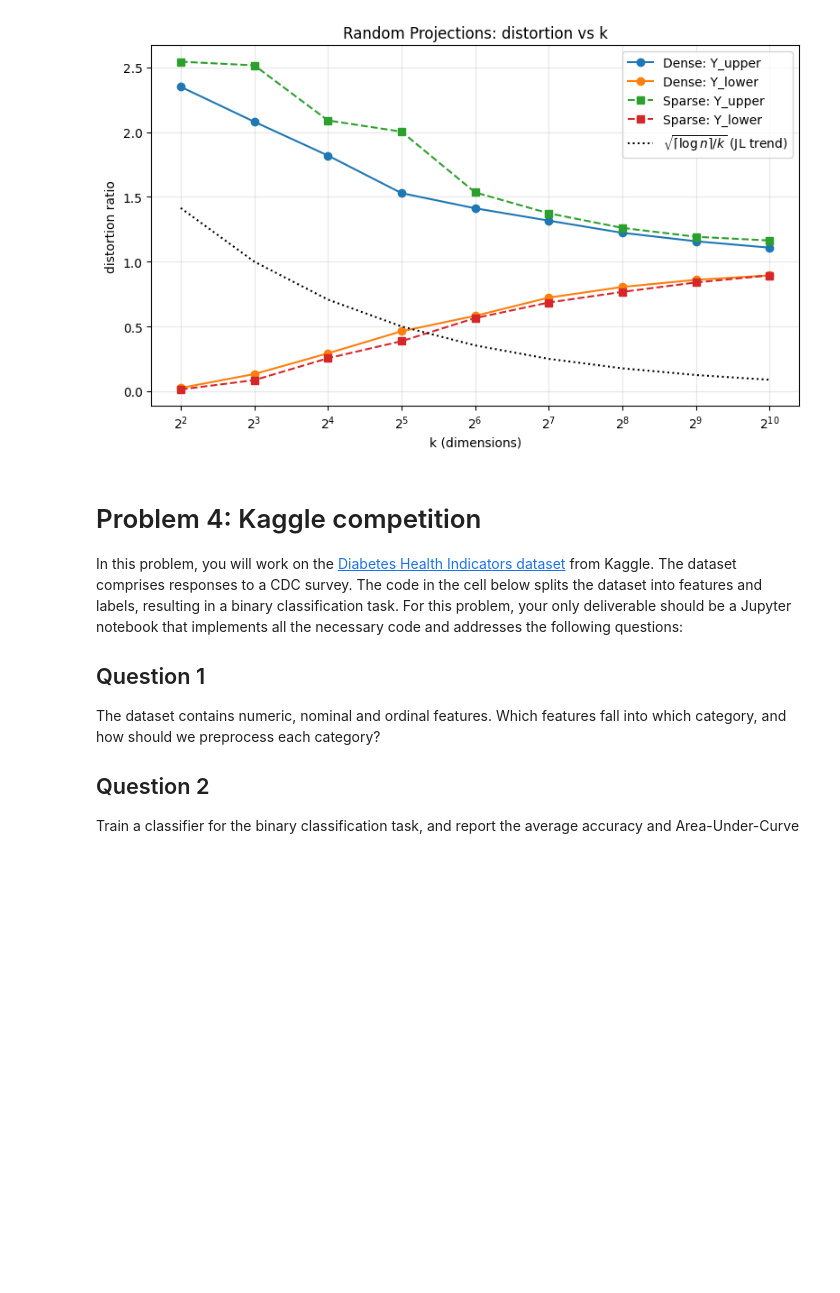
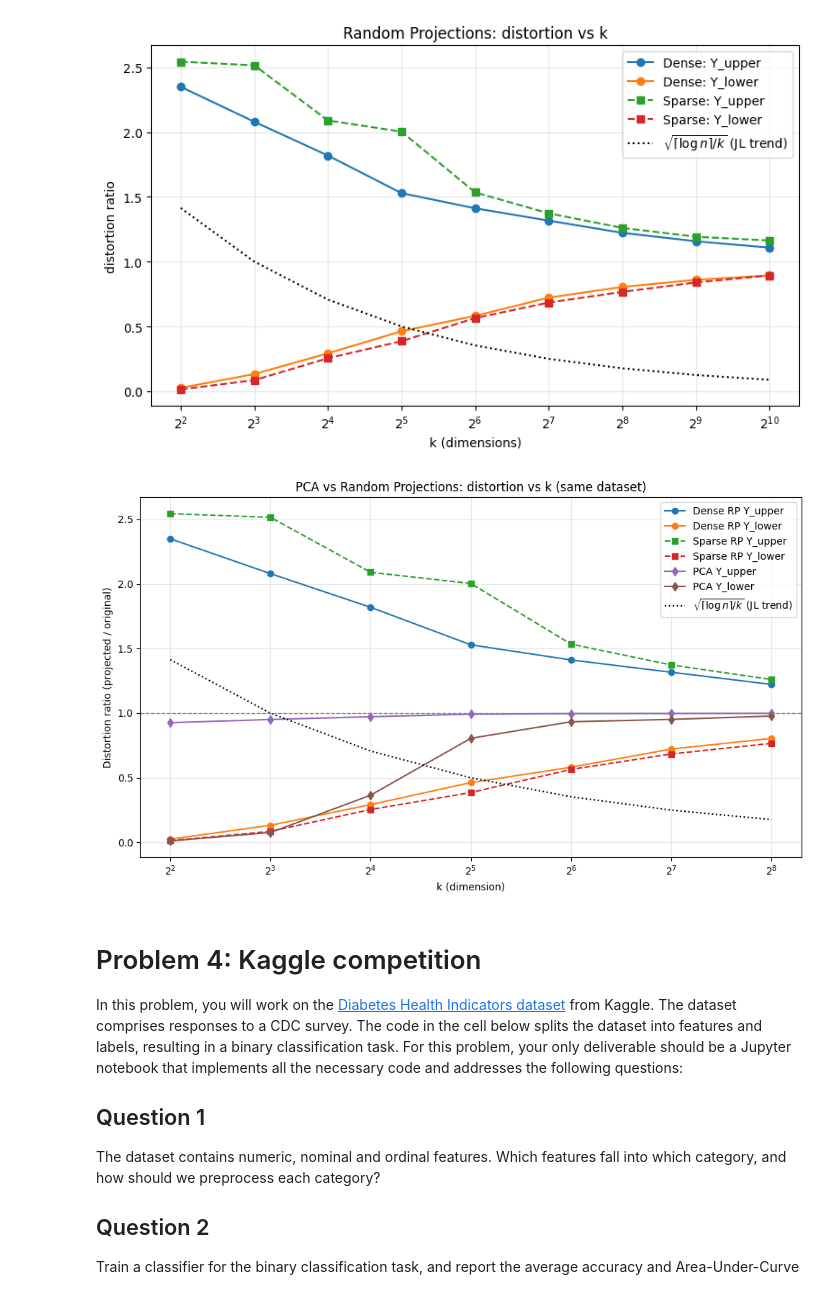
Before and after one commit to connor735/344_test, a Jupyter notebook: hw1.ipynb, the cells around one changed output. Saved outputs shown, nothing was run; the diff lists cells and outputs as text; code cells hidden in the pictures; blank space fills up the shorter version.

```diff
--- a/hw1.ipynb
+++ b/hw1.ipynb
@@ -619,3 +619,91 @@ Do code for q3
+# %%
+import numpy as np
+import matplotlib.pyplot as plt
+from sklearn.datasets import make_classification
+from sklearn.impute import SimpleImputer
+from sklearn.metrics import pairwise_distances
+from sklearn.decomposition import PCA
+from sklearn.random_projection import GaussianRandomProjection, SparseRandomProjection
+
+
+n, d = 2000, 500
+X, _ = make_classification(
+    n_samples=n, n_features=d,
+    n_informative=50, n_redundant=50, n_repeated=0,
+    n_classes=5, random_state=0, shuffle=True
+)
+X = SimpleImputer(strategy="mean").fit_transform(X)  # PCA needs no NaNs
+
+D = pairwise_distances(X, metric="euclidean")
+iu = np.triu_indices(n, k=1)
+D_vec = D[iu] + 1e-12
+
+def distortion_min_max(X_tilde):
+    Dt = pairwise_distances(X_tilde, metric="euclidean")[iu]
+    r = Dt / D_vec
+    return float(np.min(r)), float(np.max(r))
+
+
+def apply_dense_random_projections(A, k):
+    return GaussianRandomProjection(n_components=k, random_state=0).fit_transform(A)
+
+def apply_sparse_random_projections(A, k):
+    return SparseRandomProjection(n_components=k, dense_output=True, random_state=0).fit_transform(A)
+
+def pca_project(A, k):
+    return PCA(n_components=k, svd_solver='randomized', random_state=0).fit_transform(A)
+
+ks = [2**j for j in range(2, 11) if 2**j <= d]
+
+min_dense, max_dense = [], []
+min_sparse, max_sparse = [], []
+min_pca, max_pca = [], []
+
+logn = np.log(n)
+jl = [np.sqrt(np.ceil(logn)/k) for k in ks]
+
+
+for k in ks:
+    # Dense RP
+    Xd = apply_dense_random_projections(X, k)
+    mn, mx = distortion_min_max(Xd)
+    min_dense.append(mn); max_dense.append(mx)
+
+    # Sparse RP
+    Xs = apply_sparse_random_projections(X, k)
+    mn, mx = distortion_min_max(Xs)
+    min_sparse.append(mn); max_sparse.append(mx)
+
+    # PCA
+    Xp = pca_project(X, k)
+    mn, mx = distortion_min_max(Xp)
+    min_pca.append(mn); max_pca.append(mx)
+
+
+plt.figure(figsize=(10,6))
+# RP (dense)
+plt.plot(ks, max_dense, 'o-', label='Dense RP Y_upper')
+plt.plot(ks, min_dense, 'o-', label='Dense RP Y_lower')
+# RP (sparse)
+plt.plot(ks, max_sparse, 's--', label='Sparse RP Y_upper')
+plt.plot(ks, min_sparse, 's--', label='Sparse RP Y_lower')
+# PCA
+plt.plot(ks, max_pca, 'd-', label='PCA Y_upper')
+plt.plot(ks, min_pca, 'd-', label='PCA Y_lower')
+# JL trend + center line
+plt.plot(ks, jl, 'k:', label=r'$\sqrt{\lceil \log n \rceil / k}$ (JL trend)')
+plt.axhline(1.0, color='gray', ls='--', lw=1)
+
+plt.xscale('log', base=2)
+plt.xlabel('k (dimension)')
+plt.ylabel('Distortion ratio (projected / original)')
+plt.title('PCA vs Random Projections: distortion vs k (same dataset)')
+plt.legend()
+plt.grid(True, alpha=0.3)
+plt.tight_layout()
+plt.show()
+# %% [output]
+[figure, added]
 # %% [markdown]
 # Problem 4: Kaggle competition
 
```
Also changed, not shown: parts of 2 cells of this notebook.
